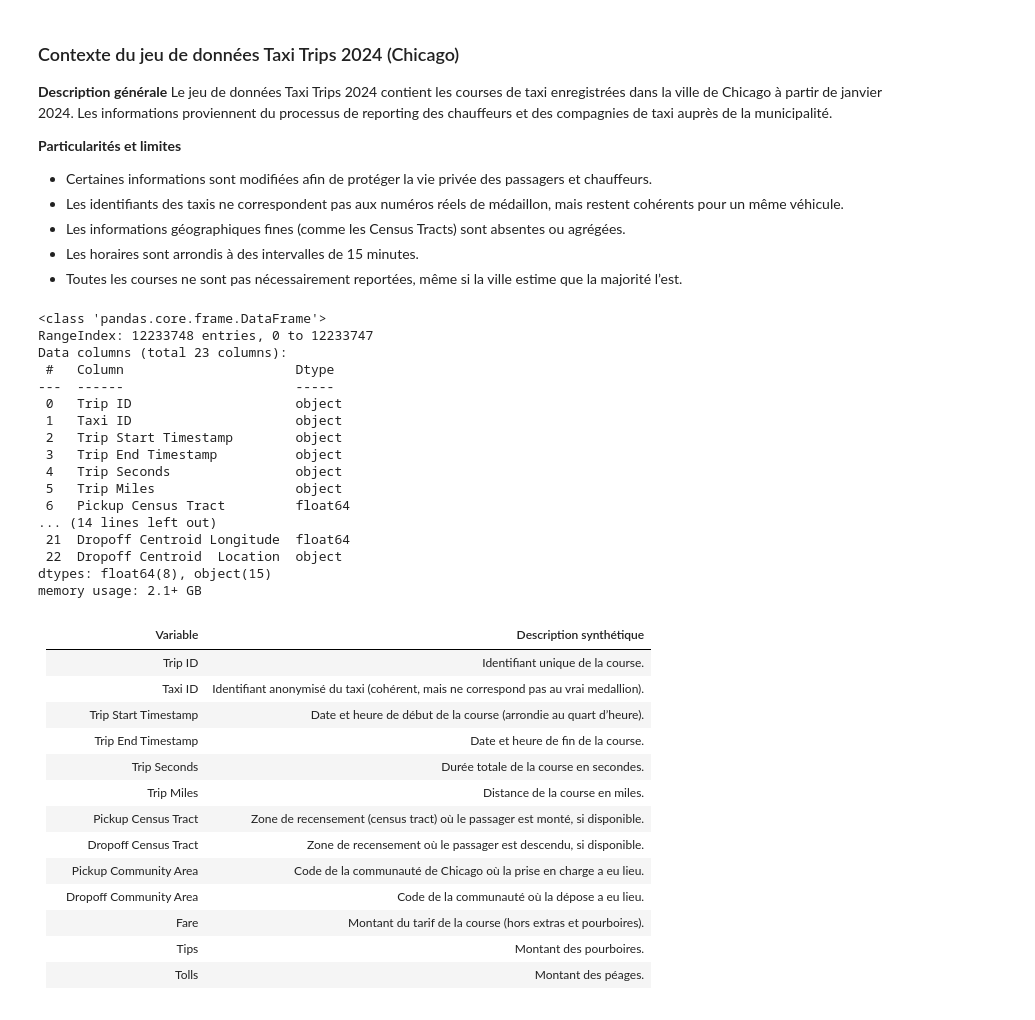
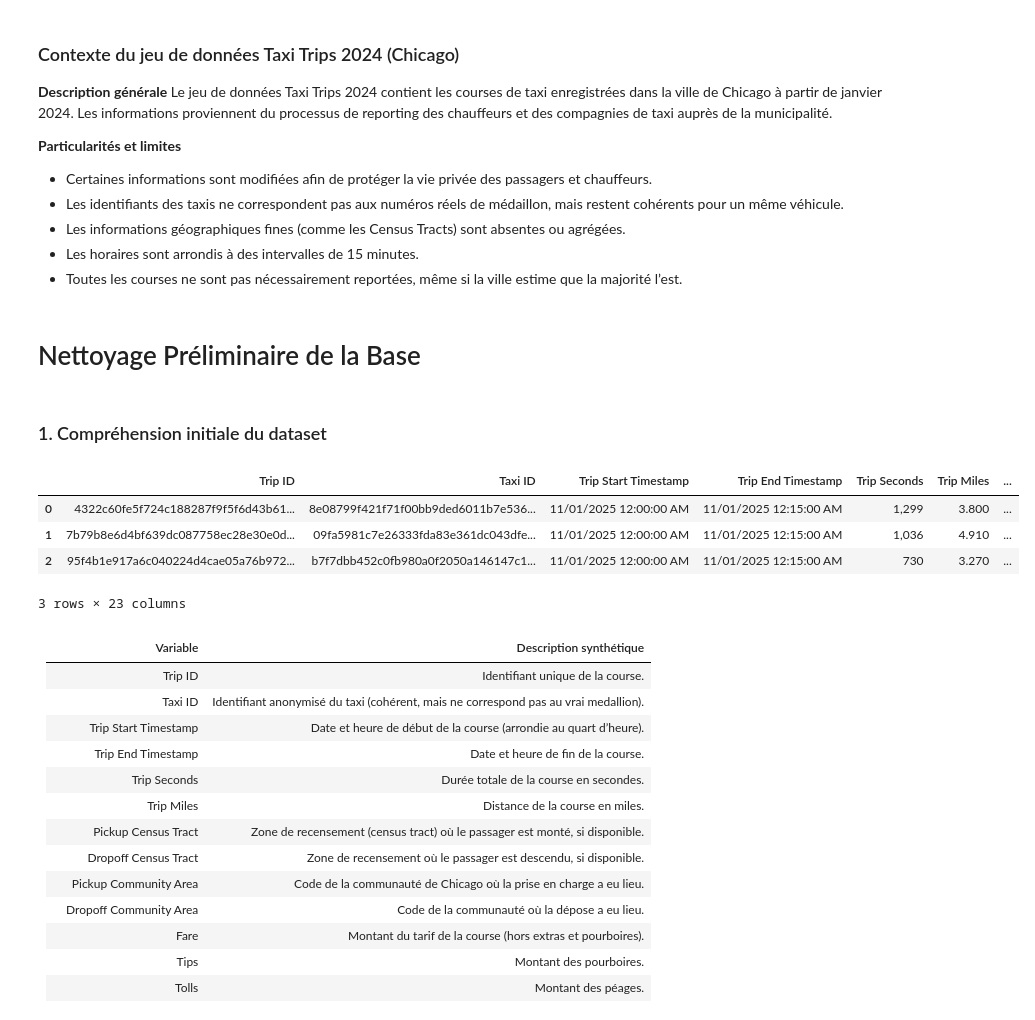
Before and after one commit to jbcheze/Predicting_Airline_Ticket_Prices, a Jupyter notebook: notebook/JB_Taxi.ipynb, the cells around one changed output. Cells and saved outputs as stored; diff of their text form; code cells hidden in the pictures.

```diff
--- a/notebook/JB_Taxi.ipynb
+++ b/notebook/JB_Taxi.ipynb
@@ -20,27 +20,20 @@ import numpy as np
 from sklearn.model_selection import train_test_split
 from sklearn.preprocessing import OrdinalEncoder
 from sklearn.ensemble import RandomForestRegressor
+# %% [markdown]
+# Nettoyage Préliminaire de la Base
+# %% [markdown]
+### 1. Compréhension initiale du dataset
 # %%
 df = pd.read_csv("../data/Taxi_Trips_(2024-)_20251120.csv",sep=",")
-df.info()
-# %% [output]
-<class 'pandas.core.frame.DataFrame'>
-RangeIndex: 12233748 entries, 0 to 12233747
-Data columns (total 23 columns):
- #   Column                      Dtype
----  ------                      -----
- 0   Trip ID                     object
- 1   Taxi ID                     object
- 2   Trip Start Timestamp        object
- 3   Trip End Timestamp          object
- 4   Trip Seconds                object
- 5   Trip Miles                  object
- 6   Pickup Census Tract         float64
-... (14 lines left out)
- 21  Dropoff Centroid Longitude  float64
- 22  Dropoff Centroid  Location  object
-dtypes: float64(8), object(15)
-memory usage: 2.1+ GB
+# %%
+df.head(3)
+# %% [output]
+|  | Trip ID | Taxi ID | Trip Start Timestamp | Trip End Timestamp | Trip Seconds | Trip Miles | ... |
+| 0 | 4322c60fe5f724c188287f9f5f6d43b61... | 8e08799f421f71f00bb9ded6011b7e536... | 11/01/2025 12:00:00 AM | 11/01/2025 12:15:00 AM | 1,299 | 3.800 | ... |
+| 1 | 7b79b8e6d4bf639dc087758ec28e30e0d... | 09fa5981c7e26333fda83e361dc043dfe... | 11/01/2025 12:00:00 AM | 11/01/2025 12:15:00 AM | 1,036 | 4.910 | ... |
+| 2 | 95f4b1e917a6c040224d4cae05a76b972... | b7f7dbb452c0fb980a0f2050a146147c1... | 11/01/2025 12:00:00 AM | 11/01/2025 12:15:00 AM | 730 | 3.270 | ... |
+3 rows × 23 columns
 # %% [markdown]
 | Variable                       | Description synthétique |
 |--------------------------------|--------------------------|
```
Also changed, not shown: parts of 40 cells of this notebook.
